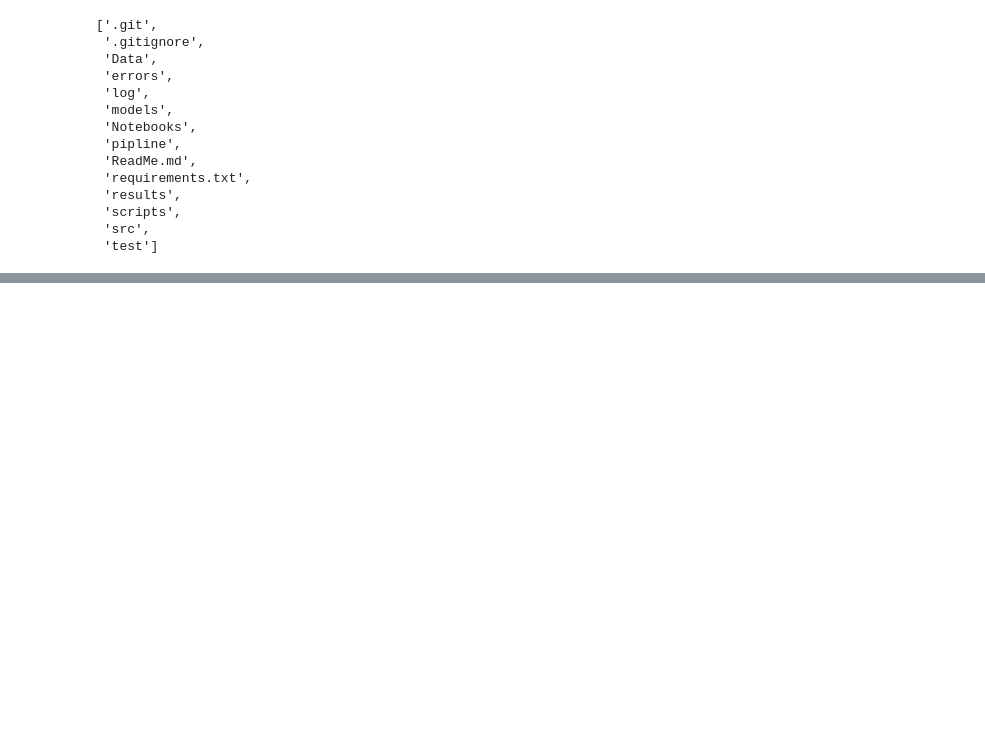
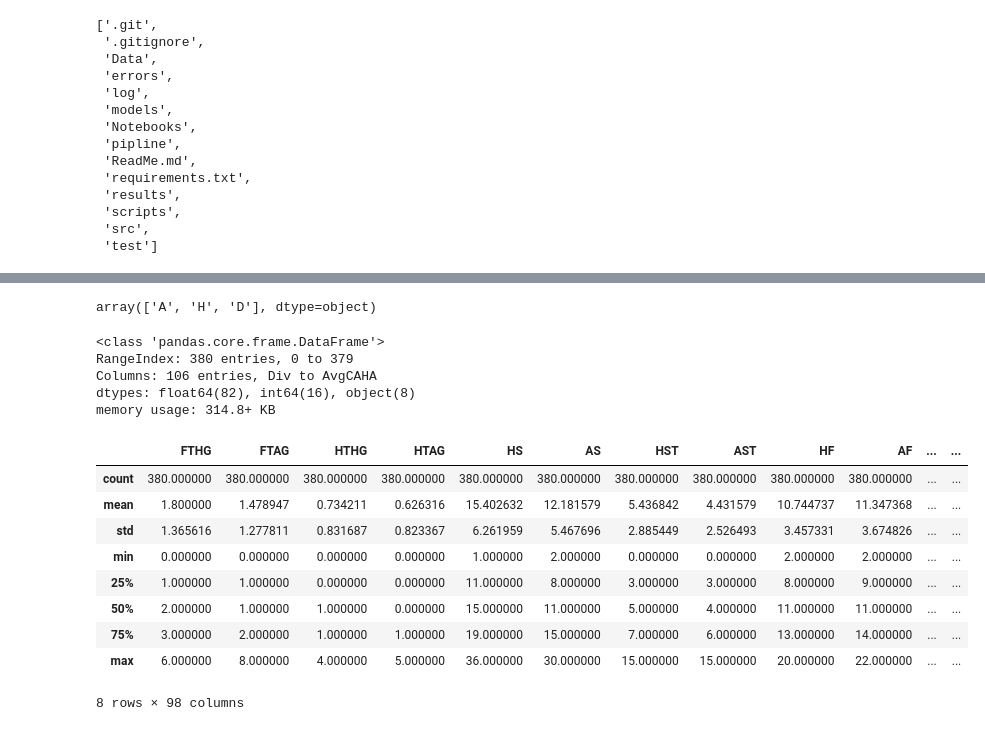
Before and after one commit to hamidjonashuraliev/git_project, a Jupyter notebook: Notebooks/data_loading.ipynb, the cells around one changed output, grey strips where cells are left out. Cells and saved outputs as stored; diff of their text form; code cells hidden in the pictures; blank space fills up the shorter version.

```diff
--- a/Notebooks/data_loading.ipynb
+++ b/Notebooks/data_loading.ipynb
@@ -36,0 +74,24 @@ df = pd.read_csv("../Data/Raw_Data/Global football events and player performance
+# %%
+df['FTR'].unique()
+# %% [output]
+array(['A', 'H', 'D'], dtype=object)
+# %%
+df.head()
+df.info()
+df.describe()
+# %% [output]
+<class 'pandas.core.frame.DataFrame'>
+RangeIndex: 380 entries, 0 to 379
+Columns: 106 entries, Div to AvgCAHA
+dtypes: float64(82), int64(16), object(8)
+memory usage: 314.8+ KB
+|  | FTHG | FTAG | HTHG | HTAG | HS | AS | HST | AST | HF | AF | ... | ... |
+| count | 380.000000 | 380.000000 | 380.000000 | 380.000000 | 380.000000 | 380.000000 | 380.000000 | 380.000000 | 380.000000 | 380.000000 | ... | ... |
+| mean | 1.800000 | 1.478947 | 0.734211 | 0.626316 | 15.402632 | 12.181579 | 5.436842 | 4.431579 | 10.744737 | 11.347368 | ... | ... |
+| std | 1.365616 | 1.277811 | 0.831687 | 0.823367 | 6.261959 | 5.467696 | 2.885449 | 2.526493 | 3.457331 | 3.674826 | ... | ... |
+| min | 0.000000 | 0.000000 | 0.000000 | 0.000000 | 1.000000 | 2.000000 | 0.000000 | 0.000000 | 2.000000 | 2.000000 | ... | ... |
+| 25% | 1.000000 | 1.000000 | 0.000000 | 0.000000 | 11.000000 | 8.000000 | 3.000000 | 3.000000 | 8.000000 | 9.000000 | ... | ... |
+| 50% | 2.000000 | 1.000000 | 1.000000 | 0.000000 | 15.000000 | 11.000000 | 5.000000 | 4.000000 | 11.000000 | 11.000000 | ... | ... |
+| 75% | 3.000000 | 2.000000 | 1.000000 | 1.000000 | 19.000000 | 15.000000 | 7.000000 | 6.000000 | 13.000000 | 14.000000 | ... | ... |
+| max | 6.000000 | 8.000000 | 4.000000 | 5.000000 | 36.000000 | 30.000000 | 15.000000 | 15.000000 | 20.000000 | 22.000000 | ... | ... |
+8 rows × 98 columns
```
Also changed, not shown: parts of 3 cells of this notebook, 4 other files.
